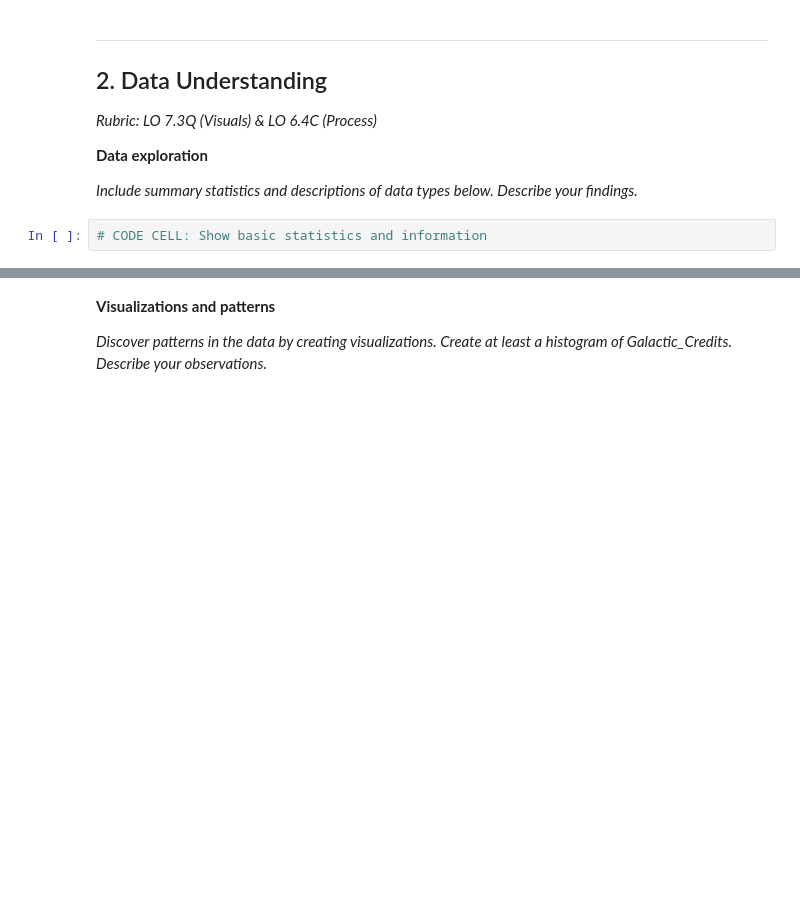
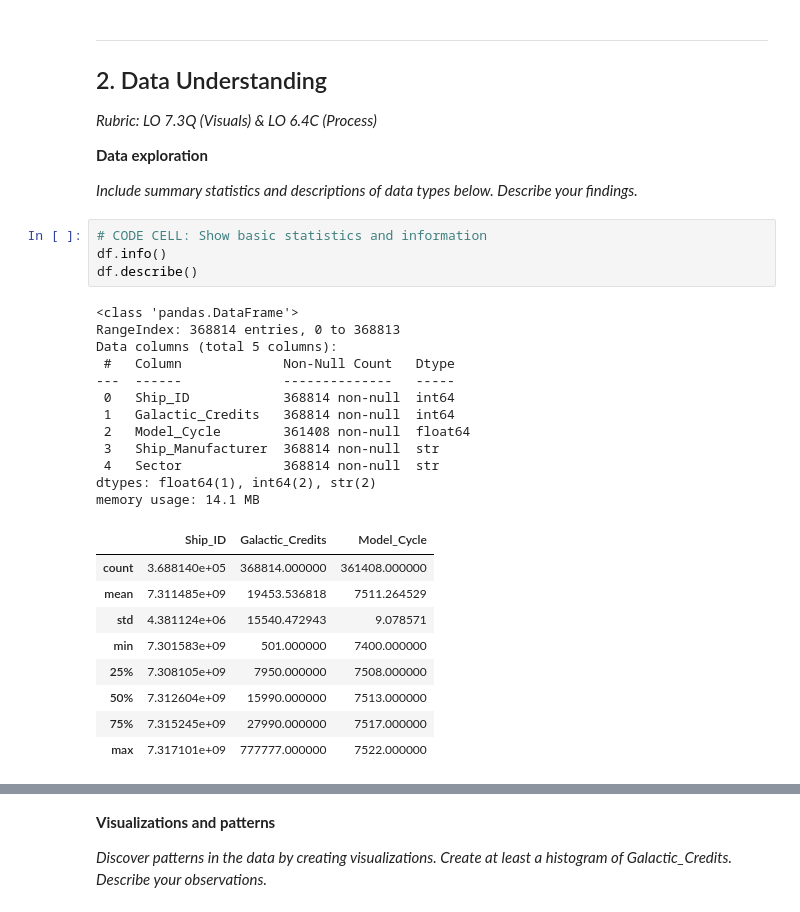
Before and after one commit to XueHu2222/Iteration-1, a Jupyter notebook: assignment_template_it1.ipynb, the cells around one changed output, grey strips where cells are left out. Cells and saved outputs as stored; diff of their text form; blank space fills up the shorter version.

```diff
--- a/assignment_template_it1.ipynb
+++ b/assignment_template_it1.ipynb
@@ -71,3 +63,27 @@ df.head()
 *Include summary statistics and descriptions of data types below. Describe your findings.*
 # %%
 # CODE CELL: Show basic statistics and information
+df.info()
+df.describe()
+# %% [output]
+<class 'pandas.DataFrame'>
+RangeIndex: 368814 entries, 0 to 368813
+Data columns (total 5 columns):
+ #   Column             Non-Null Count   Dtype
+---  ------             --------------   -----
+ 0   Ship_ID            368814 non-null  int64
+ 1   Galactic_Credits   368814 non-null  int64
+ 2   Model_Cycle        361408 non-null  float64
+ 3   Ship_Manufacturer  368814 non-null  str
+ 4   Sector             368814 non-null  str
+dtypes: float64(1), int64(2), str(2)
+memory usage: 14.1 MB
+|  | Ship_ID | Galactic_Credits | Model_Cycle |
+| count | 3.688140e+05 | 368814.000000 | 361408.000000 |
+| mean | 7.311485e+09 | 19453.536818 | 7511.264529 |
+| std | 4.381124e+06 | 15540.472943 | 9.078571 |
+| min | 7.301583e+09 | 501.000000 | 7400.000000 |
+| 25% | 7.308105e+09 | 7950.000000 | 7508.000000 |
+| 50% | 7.312604e+09 | 15990.000000 | 7513.000000 |
+| 75% | 7.315245e+09 | 27990.000000 | 7517.000000 |
+| max | 7.317101e+09 | 777777.000000 | 7522.000000 |
```
Also changed, not shown: parts of 7 cells of this notebook.
